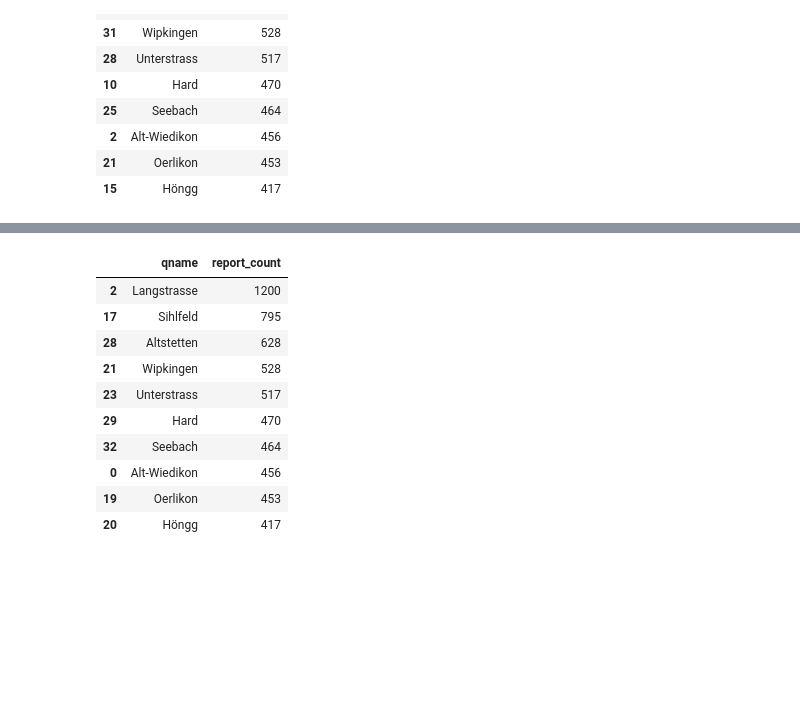
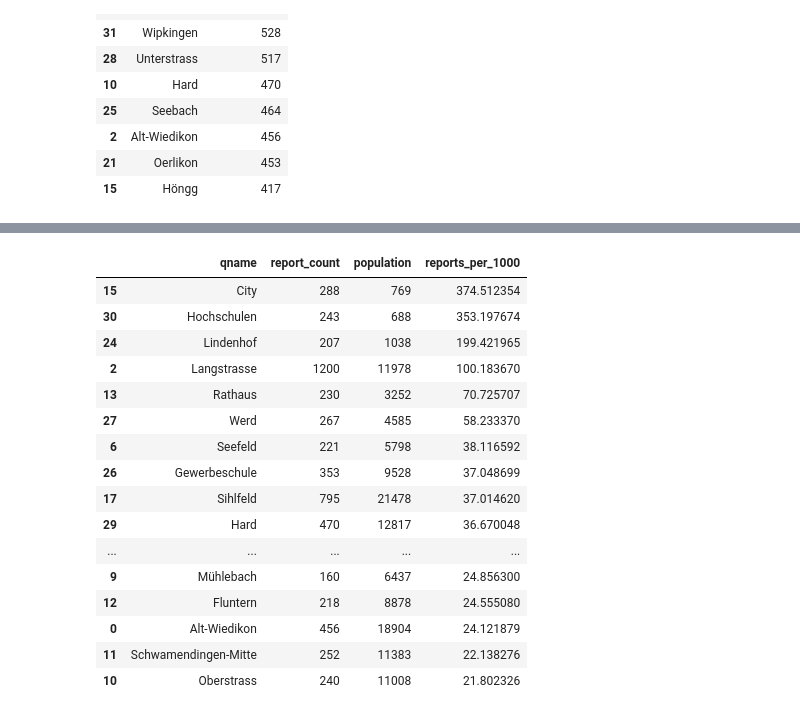
Before and after one commit to gldlauma/SDS210_IndividualProject, a Jupyter notebook: notebooks/03_R3.ipynb, the cells around one changed output, grey strips where cells are left out. Cells and saved outputs as stored; diff of their text form; code cells hidden in the pictures; blank space fills up the shorter version.

```diff
--- a/notebooks/03_R3.ipynb
+++ b/notebooks/03_R3.ipynb
@@ -171,0 +180,6 @@ This indicates that reporting activity was not evenly distributed across Zurich'
+# %%
+pop = pd.read_csv(
+    "/Users/laumagoldmann/Desktop/SDS210_IndividualProject/data/raw/BEV324OD3240.csv"
+)
+
+pop.head()
@@ -171,0 +193,12 @@ This indicates that reporting activity was not evenly distributed across Zurich'
+# %%
+pop_2025 = pop[pop["StichtagDatJahr"] == 2025].copy()
+
+pop_per_quartier = (
+    pop_2025
+    .groupby("QuarLang")["AnzBestWir"]
+    .sum()
+    .reset_index()
+    .rename(columns={"QuarLang": "qname", "AnzBestWir": "population"})
+)
+
+pop_per_quartier.sort_values("population", ascending=False).head(10)
@@ -172,25 +225,34 @@ This indicates that reporting activity was not evenly distributed across Zurich'
 # %%
-quartiere_reports = quartiere.merge(
-    reports_by_quartier,
-    on="qname",
-    how="left"
+quartiere_rates = (
+    quartiere
+    .merge(reports_by_quartier, on="qname", how="left")
+    .merge(pop_per_quartier, on="qname", how="left")
 )
 
-quartiere_reports["report_count"] = quartiere_reports["report_count"].fillna(0)
+quartiere_rates["report_count"] = quartiere_rates["report_count"].fillna(0)
 
-quartiere_reports[["qname", "report_count"]].sort_values(
-    "report_count",
-    ascending=False
-).head(10)
+quartiere_rates["reports_per_1000"] = (
+    quartiere_rates["report_count"] / quartiere_rates["population"] * 1000
+)
+
+quartiere_rates[
+    ["qname", "report_count", "population", "reports_per_1000"]
+].sort_values("reports_per_1000", ascending=False).head(20)
 # %% [output]
-|  | qname | report_count |
-| 2 | Langstrasse | 1200 |
-| 17 | Sihlfeld | 795 |
-| 28 | Altstetten | 628 |
-| 21 | Wipkingen | 528 |
-| 23 | Unterstrass | 517 |
-| 29 | Hard | 470 |
-| 32 | Seebach | 464 |
-| 0 | Alt-Wiedikon | 456 |
-| 19 | Oerlikon | 453 |
-| 20 | Höngg | 417 |
+|  | qname | report_count | population | reports_per_1000 |
+| 15 | City | 288 | 769 | 374.512354 |
+| 30 | Hochschulen | 243 | 688 | 353.197674 |
+| 24 | Lindenhof | 207 | 1038 | 199.421965 |
+| 2 | Langstrasse | 1200 | 11978 | 100.183670 |
+| 13 | Rathaus | 230 | 3252 | 70.725707 |
+| 27 | Werd | 267 | 4585 | 58.233370 |
+| 6 | Seefeld | 221 | 5798 | 38.116592 |
+| 26 | Gewerbeschule | 353 | 9528 | 37.048699 |
+| 17 | Sihlfeld | 795 | 21478 | 37.014620 |
+| 29 | Hard | 470 | 12817 | 36.670048 |
+| ... | ... | ... | ... | ... |
+| 9 | Mühlebach | 160 | 6437 | 24.856300 |
+| 12 | Fluntern | 218 | 8878 | 24.555080 |
+| 0 | Alt-Wiedikon | 456 | 18904 | 24.121879 |
+| 11 | Schwamendingen-Mitte | 252 | 11383 | 22.138276 |
+| 10 | Oberstrass | 240 | 11008 | 21.802326 |
```
Also changed, not shown: parts of 11 cells of this notebook, 4 other files.
